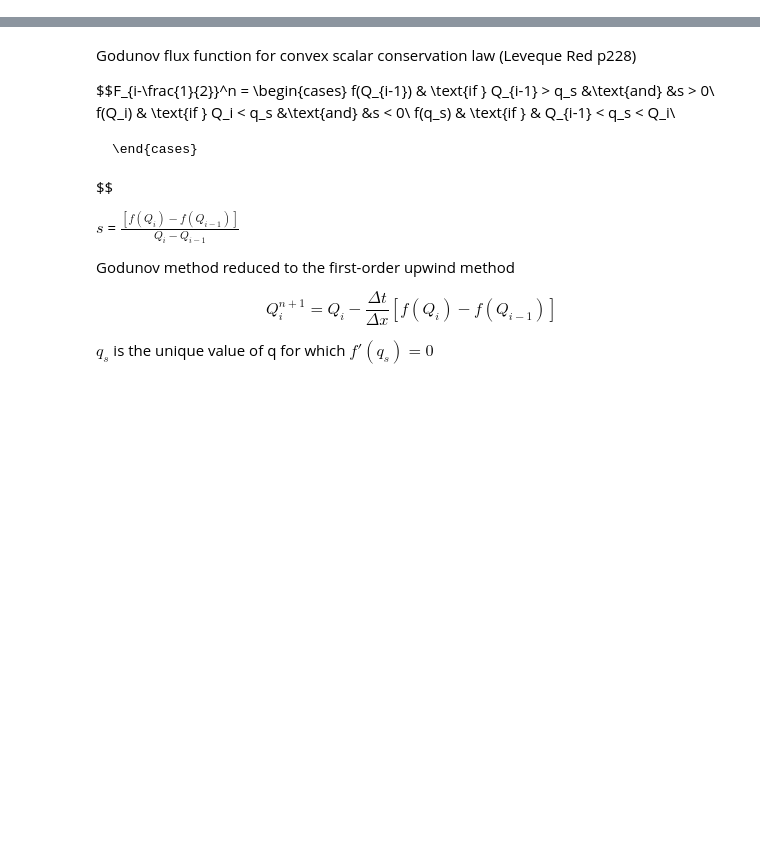
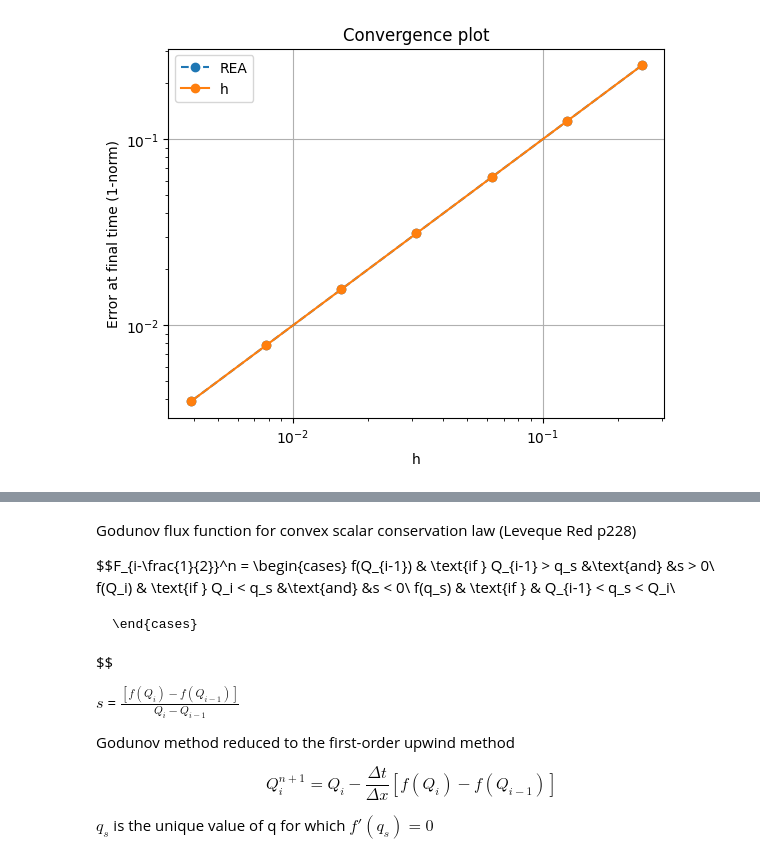
Before and after one commit to c-g-well/FiniteVolume, a Jupyter notebook: projectExperiment.ipynb, the cells around one changed output, grey strips where cells are left out. Cells and saved outputs as stored; diff of their text form; code cells hidden in the pictures; blank space fills up the shorter version.

```diff
--- a/projectExperiment.ipynb
+++ b/projectExperiment.ipynb
@@ -115,0 +106,99 @@ for k in k_values:
+# %%
+def cell_avg(u):
+    n = len(u)
+    cell_avg = np.zeros(n)
+    for i in range(n):
+        if i+1 < n:
+            cell_avg[i] = 0.5 * (u[i] + u[(i + 1)])
+        else:
+            cell_avg[i] = 0.5 * (u[i] + u[(i - 1)])
+
+    return cell_avg
+
+def mesh_generator_1d(x_l, x_r, n_nodes):
+    h = (x_r - x_l) / (n_nodes - 1)
+    x_coords = np.linspace(x_l, x_r, n_nodes)
+    return h, x_coords
+
+#initial condtion
+def g(x):
+    return np.where(x <= 0, 2, 1)
+
+def rea(u,t0,T,x,c):
+    #reconstruct
+    Q = cell_avg(u)
+    Nt = np.ceil((T-t0)/dt)
+    dtNew = (T-t0)/Nt
+
+    for i in range(1,len(Q)):
+        if Q[i] != Q[i-1]:
+            # print(i)
+            break
+    # else: print(-1)
+
+# print(Q[10])
+# Evolve exactly
+    t = t0
+    while t<T:
+        Q = cell_avg(g(x-c*t))
+        t += dtNew
+    return Q
+
+
+
+# dt = h/2
+T = 0.25
+t0 = 0
+c = 1 #advection speed
+
+
+
+# u = g(x)
+# Qnew = rea(u,t0,T,x,c)
+
+
+
+
+# print(f'Qnew: {Qnew} \n \n Exact: {g(x-c*T)}')
+
+
+# plt.plot(x,cell_avg(g(x)))
+# plt.plot(x,cell_avg(g(x-c*T)))
+# # plt.plot(x,g(x-c*dt))
+# plt.plot(x,Qnew,'--r')
+# # plt.plot(x,Q_next, '--')
+
+k_values = range(3, 10)
+errors = []
+h_val = []
+
+for k in k_values:
+    n_nodes = 2 ** k + 1
+    h, x = mesh_generator_1d(-1, 1, n_nodes)
+    dt = h/2
+    u = g(x)
+    Qnew = rea(u, t0, T, x, c)
+
+    # Calculate the error as the 1-norm between Qnew and the exact solution
+    exact_solution = cell_avg(g(x-c*T))
+    error = np.linalg.norm(Qnew - exact_solution, ord=1)
+
+    errors.append(error*h)
+    h_val.append(h)
+
+# Display the errors
+for i, error in enumerate(errors):
+    print(f"Error for n_nodes={2 ** k_values[i] + 1}: {error}")
+
+# Generate the convergence plot
+plt.figure()
+plt.loglog(h_val, errors, 'o--', label = 'REA')
+plt.loglog(h_val, h_val, 'o-', label = 'h')
+
+plt.xlabel('h')
+plt.ylabel('Error at final time (1-norm)')
+plt.title('Convergence plot')
+plt.legend()
+plt.grid(True)
+plt.show()
+# %% [output]
@@ -116 +212,2 @@ for k in k_values:
+[figure, added]
 # %%
```
Also changed, not shown: parts of 23 cells of this notebook.
